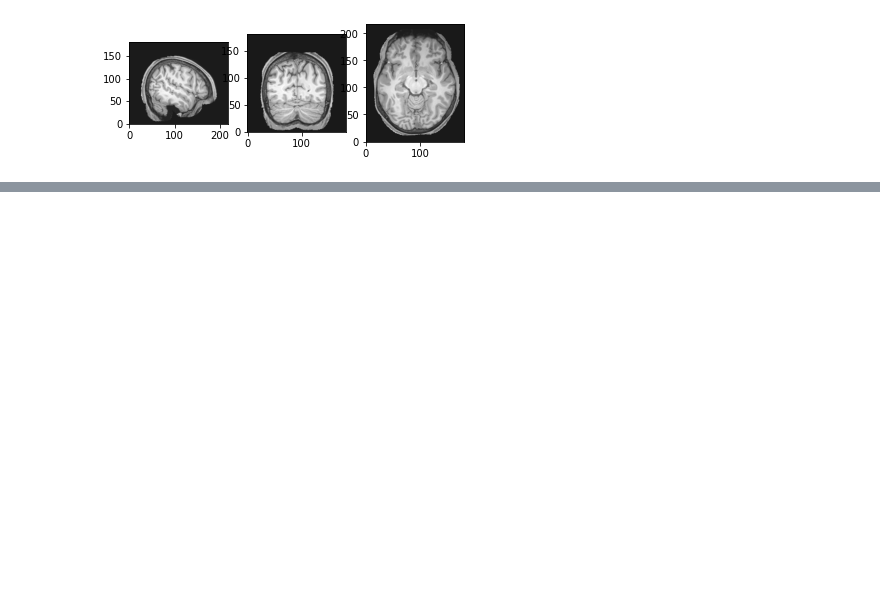
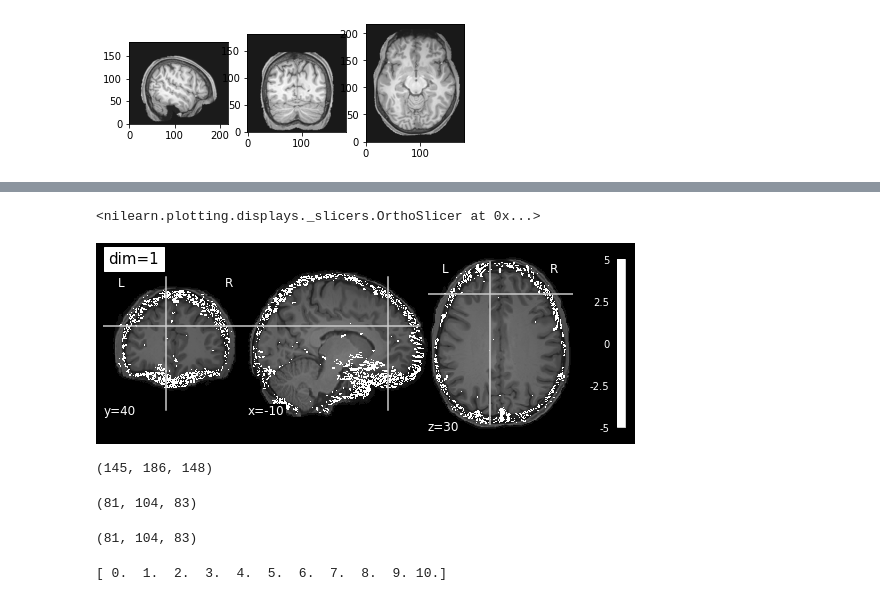
Before and after one commit to mjstarrett/nsdMemConn, a Jupyter notebook: ytli_load_beta_anat.ipynb, the cells around one changed output, grey strips where cells are left out. Drawn from its saved outputs; the diff is of its cells as text; code cells hidden in the pictures; blank space fills up the shorter version.

```diff
--- a/ytli_load_beta_anat.ipynb
+++ b/ytli_load_beta_anat.ipynb
@@ -17,9 +29,3 @@ beta_ss1 = nib.load("/home/jovyan/shared/NSD/nsddata_betas/ppdata/subj01/MNI/bet
 # %%
-data = beta_ss1.slicer[:, :, :, 1].get_fdata()/300
-
-anat_T1 = nib.load("./T1_to_MNI.nii.gz")
-anat_data = anat_T1.get_fdata()
-#data1 = data[..., :idx]
-#data2 = data[..., idx:]
-nib.save(nib.Nifti1Image(data, beta_ss1.affine), "subj01_temp.nii.gz")
-#nib.save(nib.Nifti1Image(data2, img.affine), "fname2.nii.gz")
+data = beta_ss1.slicer[:, :, :, 0].get_fdata()/300 # extract the first trial of this session's beta map
+data_brainmasked = np.multiply(mask,data)
@@ -52,0 +70,17 @@ plotting.plot_stat_map("./subj01_temp.nii.gz",
+# %%
+# Overlay single trial's beta with the participant's T1 in MNI
+plotting.plot_stat_map(nib.Nifti1Image(data, beta_ss1.affine), # this function needs a 3D data file
+                       bg_img="/home/jovyan/T1_to_MNI.nii.gz", # the anatomical background
+                       cut_coords=(-10, 40, 30),
+                       threshold=5, title="dim=1",
+                       dim=1,vmax=5)
+# %% [output]
+<nilearn.plotting.displays._slicers.OrthoSlicer at 0x...>
+[figure, added]
+# %%
+# 1mm space
+brainmask = nib.load("/home/jovyan/brainmask (1).nii.gz")
+mask = brainmask.get_fdata()
+print(mask.shape)
+# %% [output]
+(145, 186, 148)
@@ -52,0 +91,15 @@ plotting.plot_stat_map("./subj01_temp.nii.gz",
+# %%
+beta_t1.shape
+# %% [output]
+(81, 104, 83)
+# %%
+# 1.8 mm MTL mask
+MTL= nib.load("/home/jovyan/MTL.nii")
+mask = MTL.get_fdata()
+mask.shape
+# %% [output]
+(81, 104, 83)
+# %%
+print(np.unique(mask))
+# %% [output]
+[ 0.  1.  2.  3.  4.  5.  6.  7.  8.  9. 10.]
```
Also changed, not shown: parts of 14 cells of this notebook.
